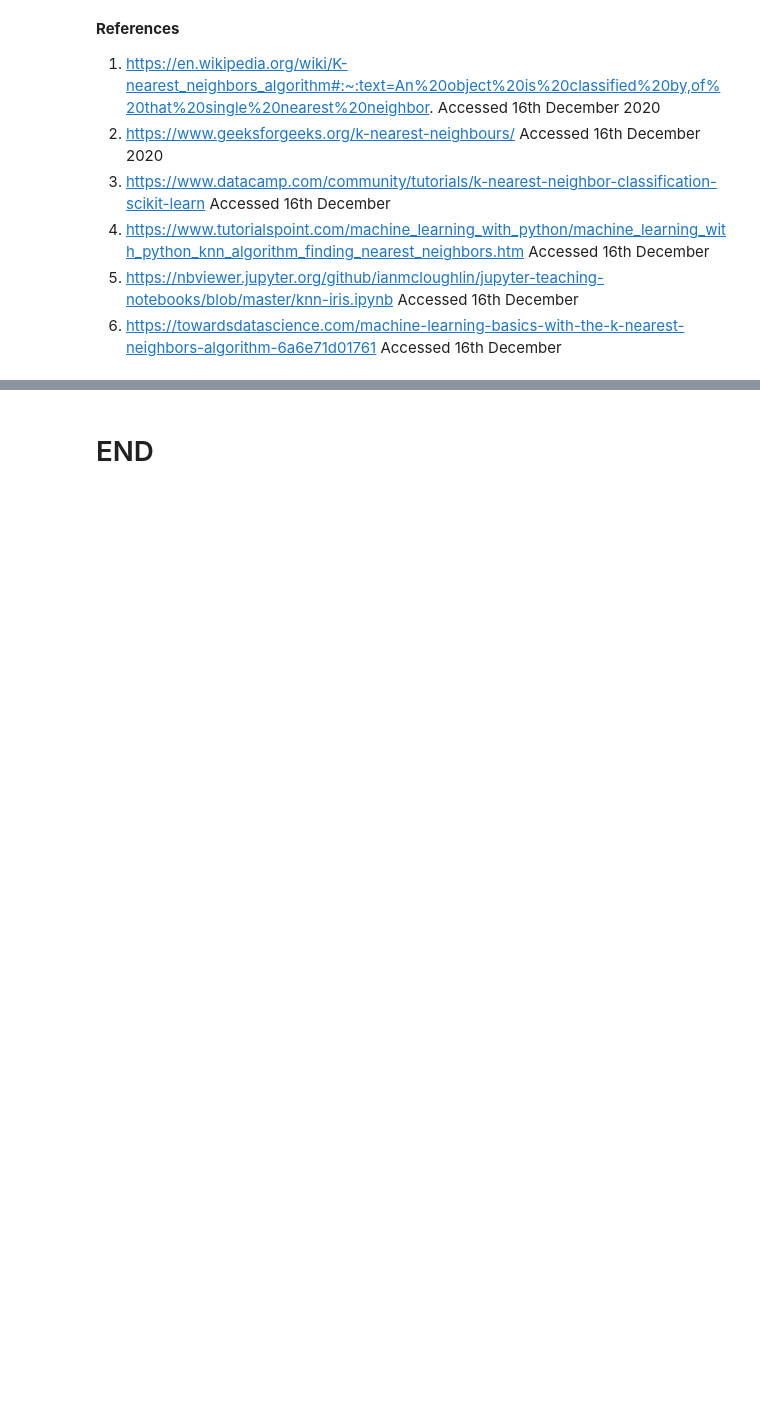
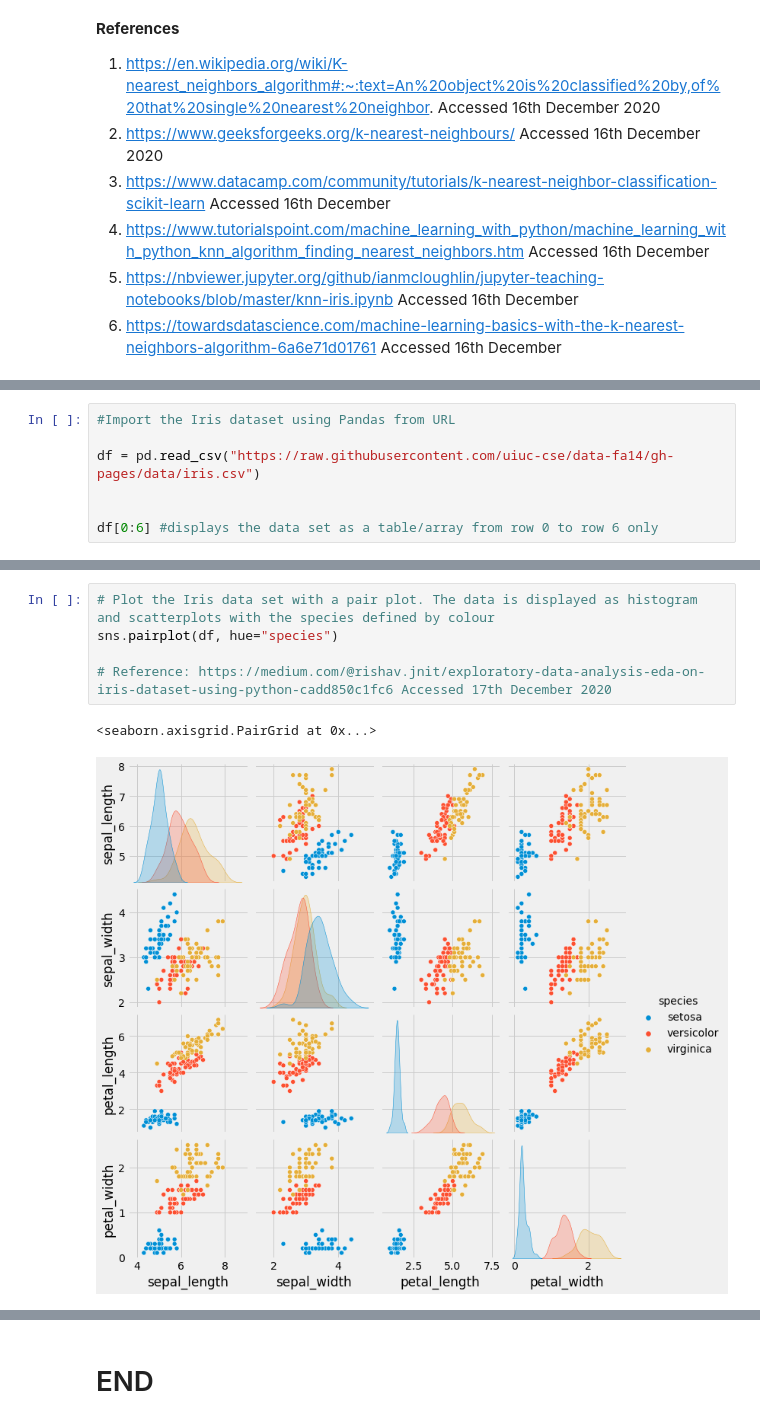
Before and after one commit to ClaireGMIT/MLS_Tasks2020, a Jupyter notebook: Tasks2020_Claire-Nolan_G00376464.ipynb, the cells around one changed output, grey strips where cells are left out. Cells and saved outputs as stored; diff of their text form; blank space fills up the shorter version.

Commit message:
Final Commit 17th December 2020

```diff
--- a/Tasks2020_Claire-Nolan_G00376464.ipynb
+++ b/Tasks2020_Claire-Nolan_G00376464.ipynb
@@ -729,0 +749,7 @@ Note: A supervised machine learning algorithm relies on labeled input data to le
+# %%
+#Import the Iris dataset using Pandas from URL
+
+df = pd.read_csv("https://raw.githubusercontent.com/uiuc-cse/data-fa14/gh-pages/data/iris.csv")
+
+
+df[0:6] #displays the data set as a table/array from row 0 to row 6 only
@@ -729,0 +786,8 @@ Note: A supervised machine learning algorithm relies on labeled input data to le
+# %%
+# Plot the Iris data set with a pair plot. The data is displayed as histogram and scatterplots with the species defined by colour
+sns.pairplot(df, hue="species")
+
+# Reference: https://medium.com/@rishav.jnit/exploratory-data-analysis-eda-on-iris-dataset-using-python-cadd850c1fc6 Accessed 17th December 2020
+# %% [output]
+<seaborn.axisgrid.PairGrid at 0x...>
+[figure, added]
```
Also changed, not shown: parts of 35 cells of this notebook, 1 other file.
